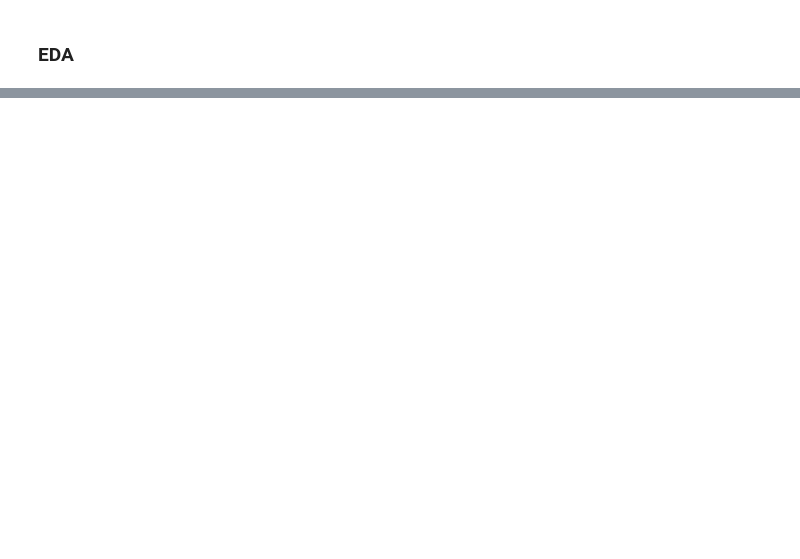
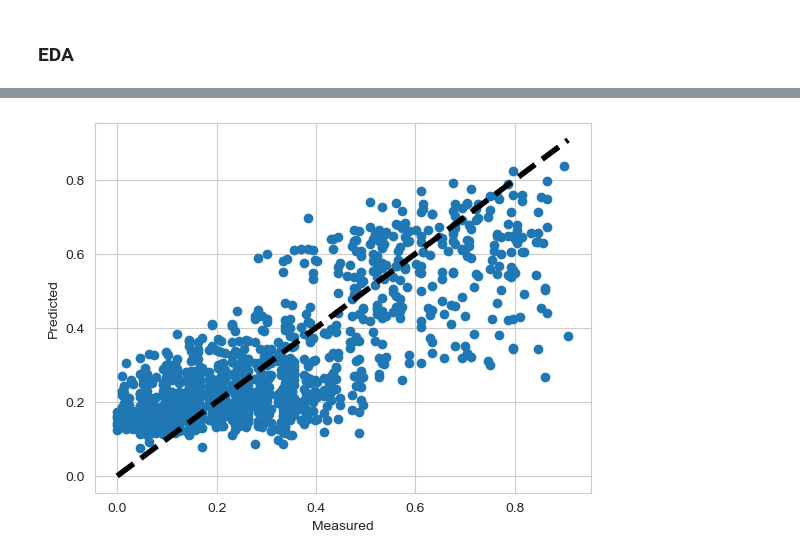
Before and after one commit to 2020358/ml_ca2, a Jupyter notebook: Robert_Szlufik_ML_CA2.ipynb, the cells around one changed output, grey strips where cells are left out. Cells and saved outputs as stored; diff of their text form; code cells hidden in the pictures; blank space fills up the shorter version.

```diff
--- a/Robert_Szlufik_ML_CA2.ipynb
+++ b/Robert_Szlufik_ML_CA2.ipynb
@@ -135,0 +302,2 @@ print(age_group_counts)
+# %%
+numerical_columns = ["Age","Experience(Years)","Income(Thousands's)","Family","Credit Score","Mortgage(Thousands's)"]
@@ -135,0 +343,12 @@ print(age_group_counts)
+# %%
+from sklearn.ensemble import  RandomForestRegressor
+
+model = RandomForestRegressor()
+model.fit(X_train, y_train)
+
+# Evaluate the model
+y_pred = model.predict(X_test)
+mse = mean_squared_error(y_test, y_pred)
+
+# Print the MSE for each model
+print("Mean Squared Error =", mse)
@@ -135,0 +420,2 @@ print(age_group_counts)
+# %%
+best_params = {'max_depth': None, 'min_samples_leaf': 1, 'min_samples_split': 2, 'n_estimators': 200}
@@ -135,0 +424,11 @@ print(age_group_counts)
+# %%
+from sklearn.ensemble import RandomForestRegressor
+
+# Initialize the Random Forest Regressor with specified parameters
+model = RandomForestRegressor(**best_params)
+
+# Train the model on the training data
+model.fit(X_train, y_train)
+
+# Predict income values on the testing data
+y_pred = model.predict(X_test)
@@ -135,0 +573,19 @@ print(age_group_counts)
+# %%
+from sklearn.neural_network import MLPRegressor
+
+model = MLPRegressor()
+
+model.fit(X_train, y_train)
+
+y_pred = model.predict(X_test)
+
+
+fig, ax = plt.subplots()
+ax.scatter(y_test, y_pred)
+ax.plot([y_test.min(), y_test.max()], [y_test.min(), y_test.max()], 'k--',
+lw=4)
+ax.set_xlabel('Measured')
+ax.set_ylabel('Predicted')
+plt.show()
+# %% [output]
+[figure, added]
```
Also changed, not shown: parts of 81 cells of this notebook, 2 other files.
